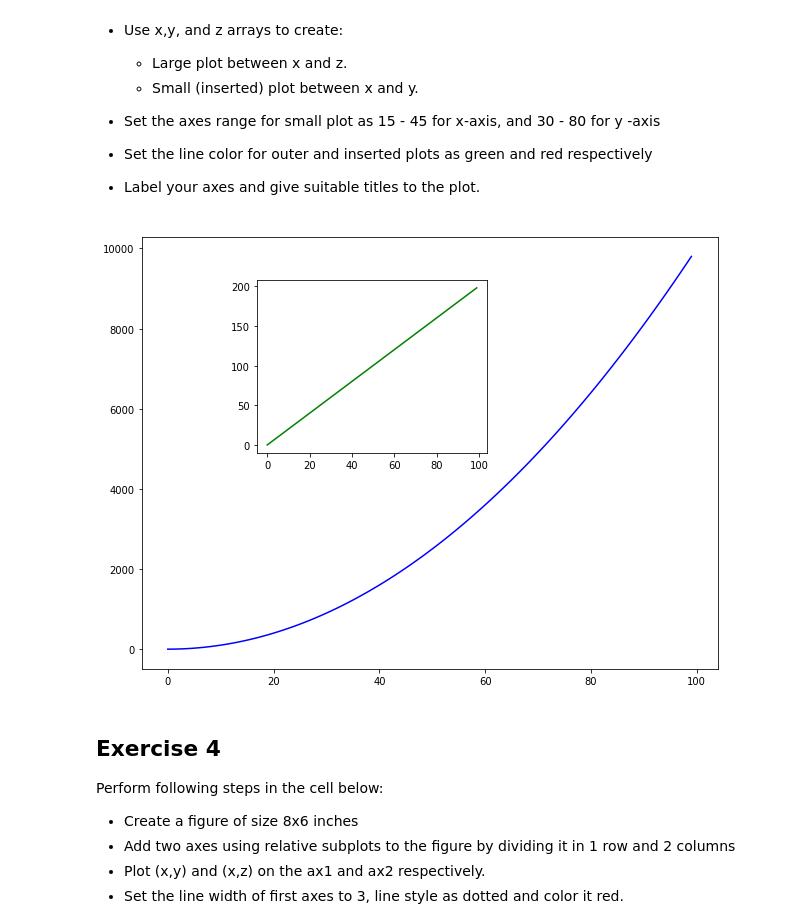
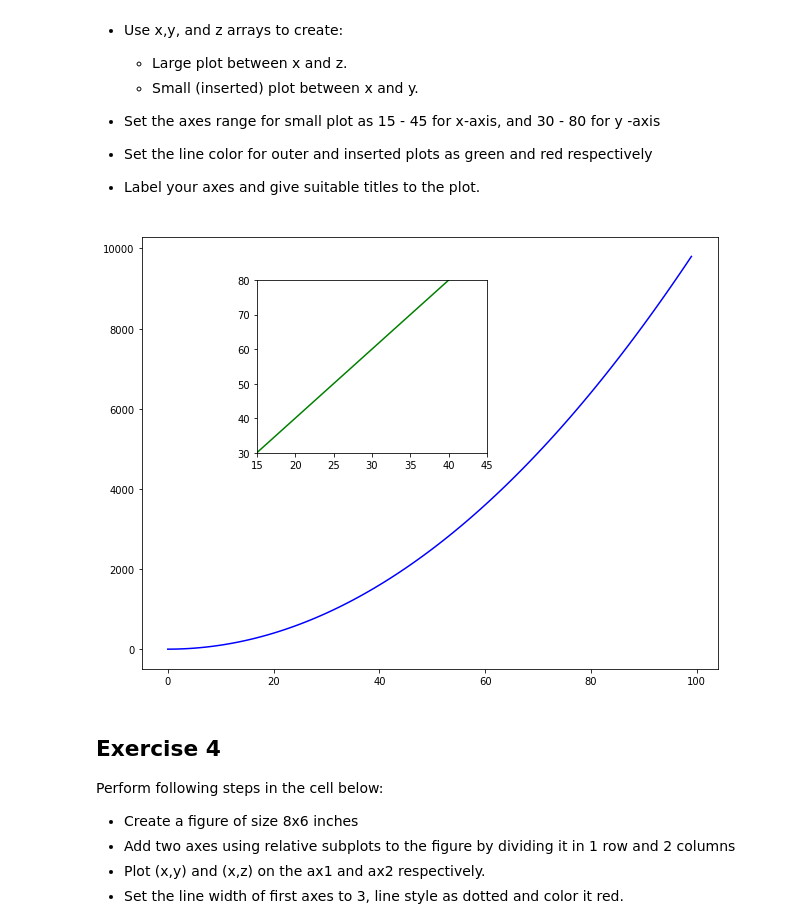
Before and after one commit to jdmitchell0216/ds-matplotlib-intro-lab-nyc-ds-career-012819, a Jupyter notebook: index.ipynb, the cells around one changed output. Saved outputs shown, nothing was run; the diff lists cells and outputs as text; code cells hidden in the pictures.

```diff
--- a/index.ipynb
+++ b/index.ipynb
@@ -118,14 +118,14 @@ Perform following tasks in the cell below:
 # %%
 xplot = plt.figure(figsize = (8, 6))
 ax1 = xplot.add_axes([0,0,1,1])
 ax2 = xplot.add_axes([0.2,0.5,0.4,0.4])
 ax2.set_xlim([15,45])
-ax2.set_ylim([15,45])
+ax2.set_ylim([30,80])
 ax1.plot(x, z, color = 'blue', linestyle = '-')
 ax2.plot(x, y, color = 'green', linestyle = '-')
 plt.show()
 # %% [output]
-[figure, old version]
+[figure, new version]
 # %% [markdown]
 ## Exercise 4
 
```
